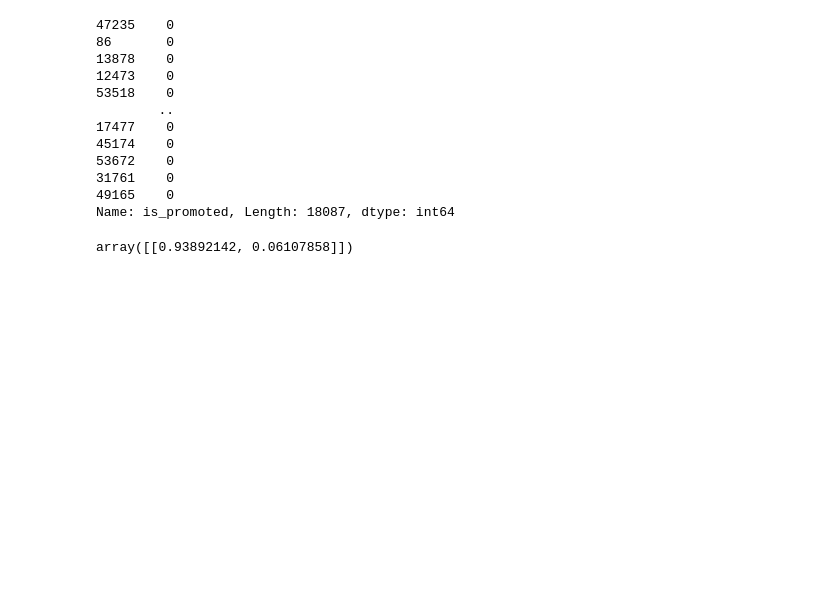
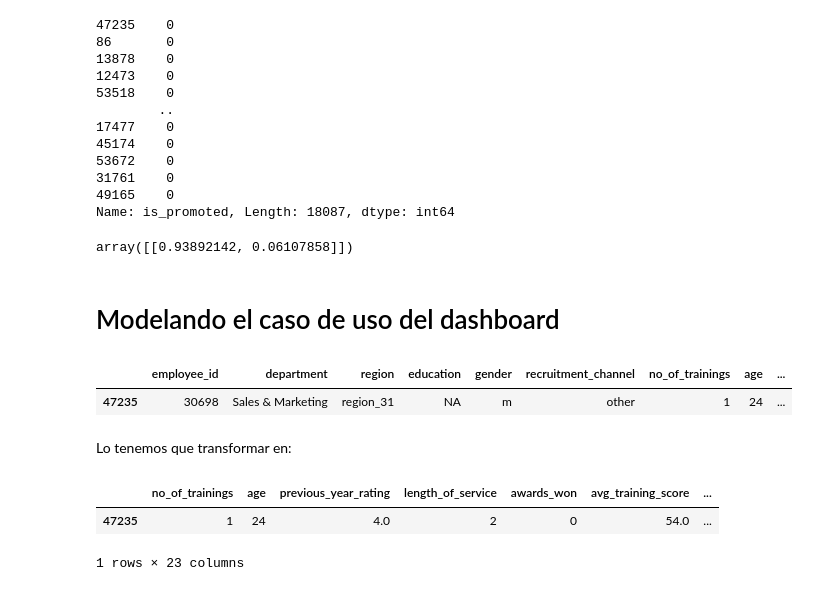
Before and after one commit to noriolg/HR-promocion-empleados, a Jupyter notebook: Model Development/Model development.ipynb, the cells around one changed output. Cells and saved outputs as stored; diff of their text form; code cells hidden in the pictures; blank space fills up the shorter version.

```diff
--- a/Model Development/Model development.ipynb
+++ b/Model Development/Model development.ipynb
@@ -556,3 +590,11 @@ example_prediction_prob = grid_search_clf.predict_proba(example_registry_transfo
 example_prediction_prob
 # %% [output]
 array([[0.93892142, 0.06107858]])
+# %% [markdown]
+# Modelando el caso de uso del dashboard
+# %%
+entrada = df_model[df_model["employee_id"]==30698]
+entrada
+# %% [output]
+|  | employee_id | department | region | education | gender | recruitment_channel | no_of_trainings | age | ... |
+| 47235 | 30698 | Sales & Marketing | region_31 | NA | m | other | 1 | 24 | ... |
@@ -558,0 +623,8 @@ array([[0.93892142, 0.06107858]])
+# %% [markdown]
+Lo tenemos que transformar en:
+# %%
+X_test_pre_transform.head(1)
+# %% [output]
+|  | no_of_trainings | age | previous_year_rating | length_of_service | awards_won | avg_training_score | ... |
+| 47235 | 1 | 24 | 4.0 | 2 | 0 | 54.0 | ... |
+1 rows × 23 columns
```
Also changed, not shown: parts of 39 cells of this notebook, 8 other files.
